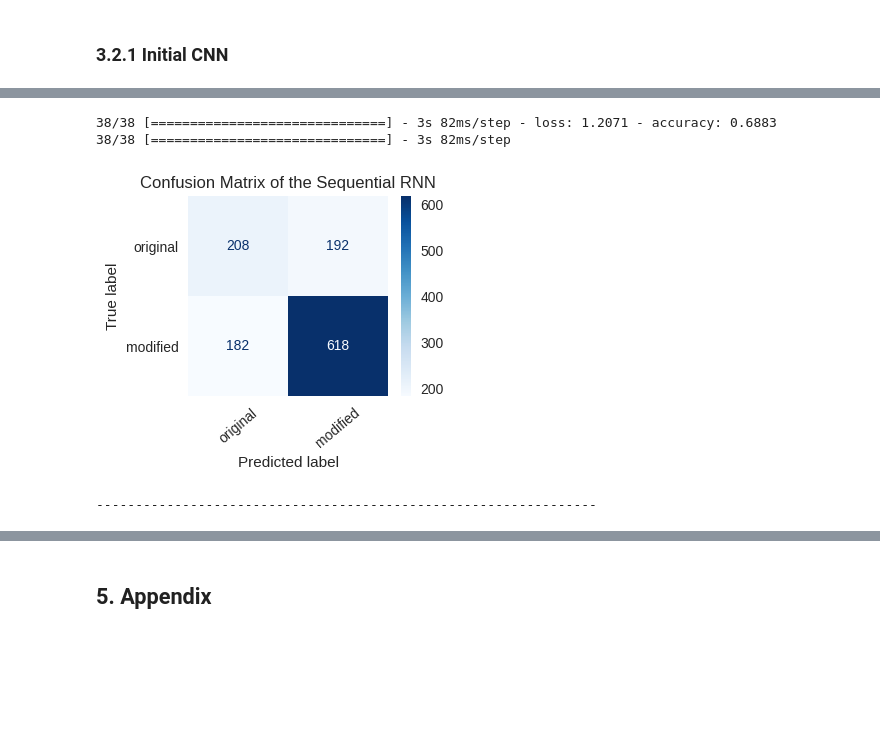
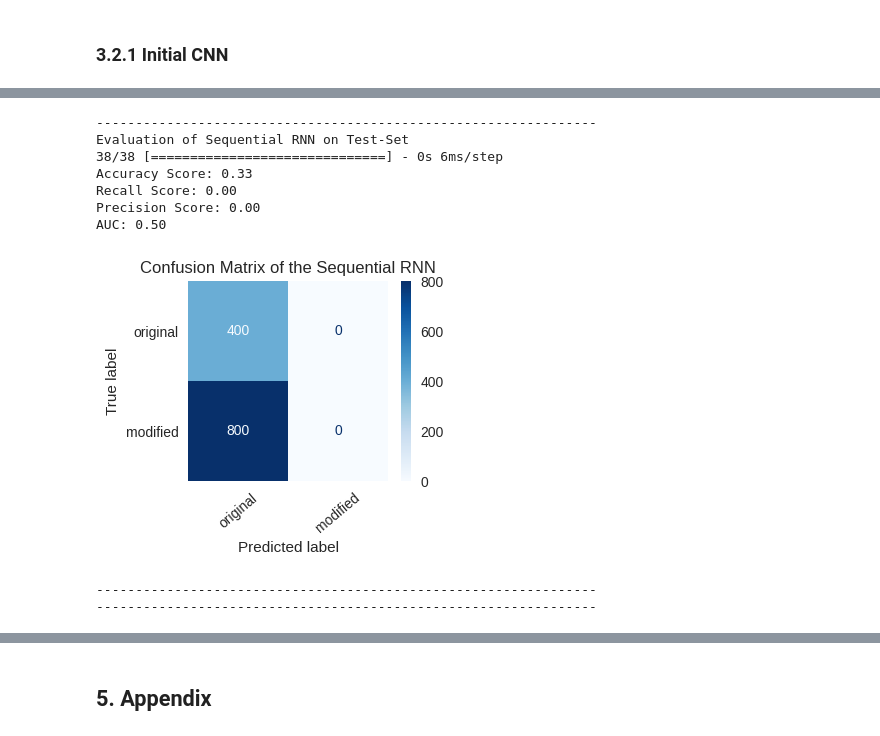
Before and after one commit to dario-x/Deep_Fake_Detection, a Jupyter notebook: main.ipynb, the cells around one changed output, grey strips where cells are left out. Cells and saved outputs as stored; diff of their text form; code cells hidden in the pictures; blank space fills up the shorter version.

Commit message:
Added new models + Data Analysis

```diff
--- a/main.ipynb
+++ b/main.ipynb
@@ -376,8 +373,8 @@ def evaluate_model(Model, Model_Name, class_names, testX, testY,
         Y_hat = Model.predict(X)
         #predYtest[Model_Name] = Y_hat
 
-        if "RNN" in Model_Name:
-          Y_hat = np.argmax(predictions, axis = 1)
+        if "keras.engine" in str(type(Model)):
+          Y_hat = np.argmax(Y_hat, axis = 1)
 
         #outputing accuracy, recall precision and AUC
         accuracy = metrics.accuracy_score(Y, Y_hat)
@@ -393,6 +390,7 @@ def evaluate_model(Model, Model_Name, class_names, testX, testY,
         visualize_prediction(Y, Y_hat, Model_Name)
 
     print("----------------------------------------------------------------")
+    return accuracy
 
 
 def plot_training(training_data,train,validation):
@@ -400,7 +398,7 @@ def plot_training(training_data,train,validation):
     of a neural network - plots training accuracy
     against validation accuracy """
     plt.style.use('seaborn')
-    plt.figure(figsize=(8,3), dpi=80)
+    plt.figure(figsize=(16,3), dpi=80)
     plt.plot(training_data.history[train], color='#6461c2')
     plt.plot(training_data.history[validation], color='#ee0000')
     plt.title('Learning Progress')
@@ -417,7 +415,7 @@ def plot_training(training_data,train,validation):
 #create_data_split_and_directory(extract_zip=True)
 # %%
 #loading the dataset
-imagesize = (200,200)
+imagesize = (150,150)
 trainX, trainY, trainType, valX, valY, valType, testX, testY, testType = load_data(imagesize)
 # %%
 # shuffling the data again
@@ -666,14 +653,17 @@ gc.collect()
 # %%
-Simple_RNN = tf.keras.Sequential([
+Simple_CNN = tf.keras.Sequential([
+
     tf.keras.layers.Conv2D(32, (3, 3), activation = 'relu', input_shape = (imagesize[0], imagesize[1], 3)),
     tf.keras.layers.MaxPooling2D(2,2),
+
     tf.keras.layers.Conv2D(32, (3, 3), activation = 'relu'),
     tf.keras.layers.MaxPooling2D(2,2),
+
     tf.keras.layers.Flatten(),
     tf.keras.layers.Dense(128, activation=tf.nn.relu),
     tf.keras.layers.Dense(2, activation=tf.nn.softmax)
 ])
 
-Simple_RNN.compile(optimizer = 'adam', loss = 'binary_crossentropy', metrics=['accuracy'])
+Simple_CNN.compile(optimizer = 'adam', loss = 'binary_crossentropy', metrics=['accuracy'])
 visualkeras.layered_view(Simple_RNN, scale_xy =1, legend=True)
 # %% [output]
@@ -681,4 +671,4 @@ visualkeras.layered_view(Simple_RNN, scale_xy =1, legend=True)
 # %%
-history = Simple_RNN.fit(trainX, trainY, batch_size=50, epochs=10, validation_data = (valX, valY))
+%%capture
+history = Simple_CNN.fit(trainX, trainY, batch_size=50, epochs=5, validation_data = (valX, valY))
                     # callbacks=[EarlyStopping(monitor='val_loss',min_delta=0.01,patience=3)])
-plot_training(history, 'accuracy', 'val_accuracy')
@@ -704,11 +679,15 @@ Epoch 20/20
 # %%
-test_loss = Simple_RNN.evaluate(testX, testY)
-predictions = Simple_RNN.predict(testX)
-Y_hat = np.argmax(predictions, axis = 1)
-visualize_prediction(testY, Y_hat, "Sequential RNN")
+_ = evaluate_model(Simple_RNN, "Sequential RNN",
+               ["original", "manipulated"], testX, testY, skip_train=True)
 # %% [output]
-38/38 [==============================] - 3s 82ms/step - loss: 1.2071 - accuracy: 0.6883
-38/38 [==============================] - 3s 82ms/step
+----------------------------------------------------------------
+Evaluation of Sequential RNN on Test-Set
+38/38 [==============================] - 0s 6ms/step
+Accuracy Score: 0.33
+Recall Score: 0.00
+Precision Score: 0.00
+AUC: 0.50
-[figure, old version]
+[figure, new version]
 ----------------------------------------------------------------
+----------------------------------------------------------------
 # %% [markdown]
```
Also changed, not shown: parts of 32 cells of this notebook.
